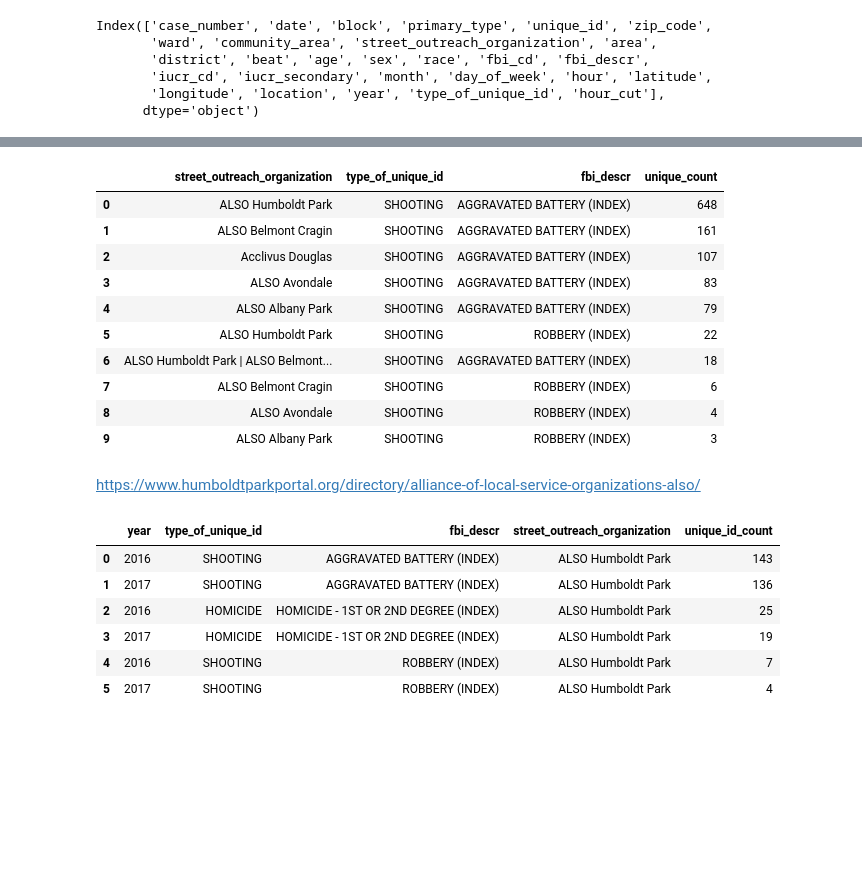
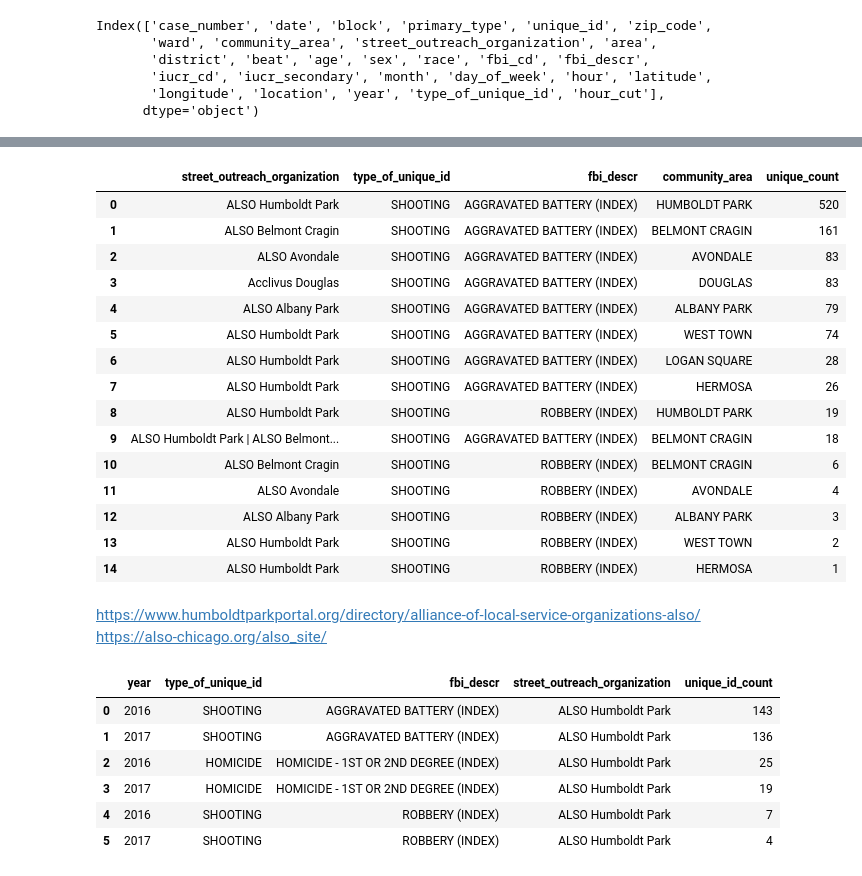
Before and after one commit to RomanD83/violence_reduction, a Jupyter notebook: vr.ipynb, the cells around one changed output, grey strips where cells are left out. Saved outputs shown, nothing was run; the diff lists cells and outputs as text; code cells hidden in the pictures; blank space fills up the shorter version.

```diff
--- a/vr.ipynb
+++ b/vr.ipynb
@@ -434,25 +458,31 @@ df\
 # %%
 df\
     .query('type_of_unique_id == "SHOOTING"')\
-    .groupby(['street_outreach_organization', 'type_of_unique_id', 'fbi_descr'])\
+    .groupby(['street_outreach_organization', 'type_of_unique_id', 'fbi_descr', 'community_area'])\
     .agg(unique_count=('unique_id', 'count'))\
-    .head(10)\
+    .head(15)\
     .sort_values('unique_count', ascending=False)\
     .reset_index()
 # %% [output]
-|  | street_outreach_organization | type_of_unique_id | fbi_descr | unique_count |
-| 0 | ALSO Humboldt Park | SHOOTING | AGGRAVATED BATTERY (INDEX) | 648 |
-| 1 | ALSO Belmont Cragin | SHOOTING | AGGRAVATED BATTERY (INDEX) | 161 |
-| 2 | Acclivus Douglas | SHOOTING | AGGRAVATED BATTERY (INDEX) | 107 |
-| 3 | ALSO Avondale | SHOOTING | AGGRAVATED BATTERY (INDEX) | 83 |
-| 4 | ALSO Albany Park | SHOOTING | AGGRAVATED BATTERY (INDEX) | 79 |
-| 5 | ALSO Humboldt Park | SHOOTING | ROBBERY (INDEX) | 22 |
-| 6 | ALSO Humboldt Park | ALSO Belmont... | SHOOTING | AGGRAVATED BATTERY (INDEX) | 18 |
-| 7 | ALSO Belmont Cragin | SHOOTING | ROBBERY (INDEX) | 6 |
-| 8 | ALSO Avondale | SHOOTING | ROBBERY (INDEX) | 4 |
-| 9 | ALSO Albany Park | SHOOTING | ROBBERY (INDEX) | 3 |
+|  | street_outreach_organization | type_of_unique_id | fbi_descr | community_area | unique_count |
+| 0 | ALSO Humboldt Park | SHOOTING | AGGRAVATED BATTERY (INDEX) | HUMBOLDT PARK | 520 |
+| 1 | ALSO Belmont Cragin | SHOOTING | AGGRAVATED BATTERY (INDEX) | BELMONT CRAGIN | 161 |
+| 2 | ALSO Avondale | SHOOTING | AGGRAVATED BATTERY (INDEX) | AVONDALE | 83 |
+| 3 | Acclivus Douglas | SHOOTING | AGGRAVATED BATTERY (INDEX) | DOUGLAS | 83 |
+| 4 | ALSO Albany Park | SHOOTING | AGGRAVATED BATTERY (INDEX) | ALBANY PARK | 79 |
+| 5 | ALSO Humboldt Park | SHOOTING | AGGRAVATED BATTERY (INDEX) | WEST TOWN | 74 |
+| 6 | ALSO Humboldt Park | SHOOTING | AGGRAVATED BATTERY (INDEX) | LOGAN SQUARE | 28 |
+| 7 | ALSO Humboldt Park | SHOOTING | AGGRAVATED BATTERY (INDEX) | HERMOSA | 26 |
+| 8 | ALSO Humboldt Park | SHOOTING | ROBBERY (INDEX) | HUMBOLDT PARK | 19 |
+| 9 | ALSO Humboldt Park | ALSO Belmont... | SHOOTING | AGGRAVATED BATTERY (INDEX) | BELMONT CRAGIN | 18 |
+| 10 | ALSO Belmont Cragin | SHOOTING | ROBBERY (INDEX) | BELMONT CRAGIN | 6 |
+| 11 | ALSO Avondale | SHOOTING | ROBBERY (INDEX) | AVONDALE | 4 |
+| 12 | ALSO Albany Park | SHOOTING | ROBBERY (INDEX) | ALBANY PARK | 3 |
+| 13 | ALSO Humboldt Park | SHOOTING | ROBBERY (INDEX) | WEST TOWN | 2 |
+| 14 | ALSO Humboldt Park | SHOOTING | ROBBERY (INDEX) | HERMOSA | 1 |
 # %% [markdown]
 https://www.humboldtparkportal.org/directory/alliance-of-local-service-organizations-also/
+https://also-chicago.org/also_site/
 # %%
 df\
     .query('year in (2016, 2017) and street_outreach_organization == "ALSO Humboldt Park"')\
```
Also changed, not shown: parts of 14 cells of this notebook.
